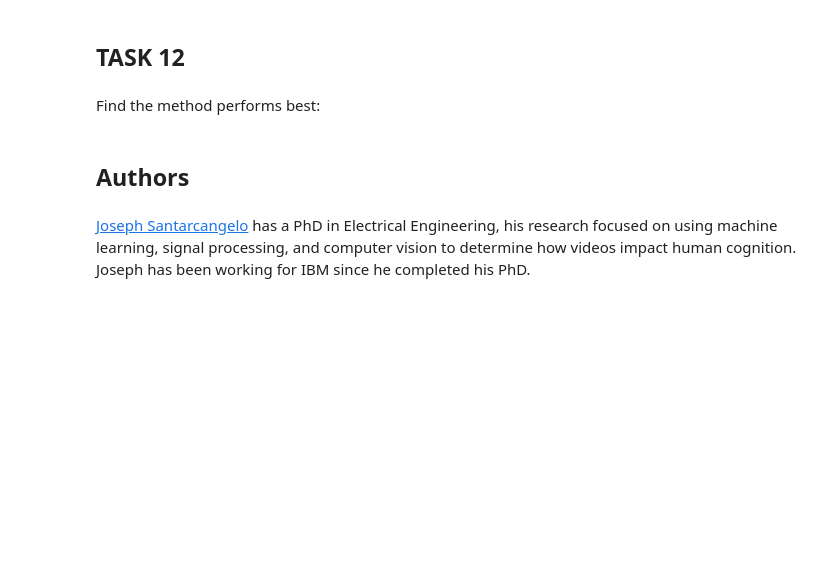
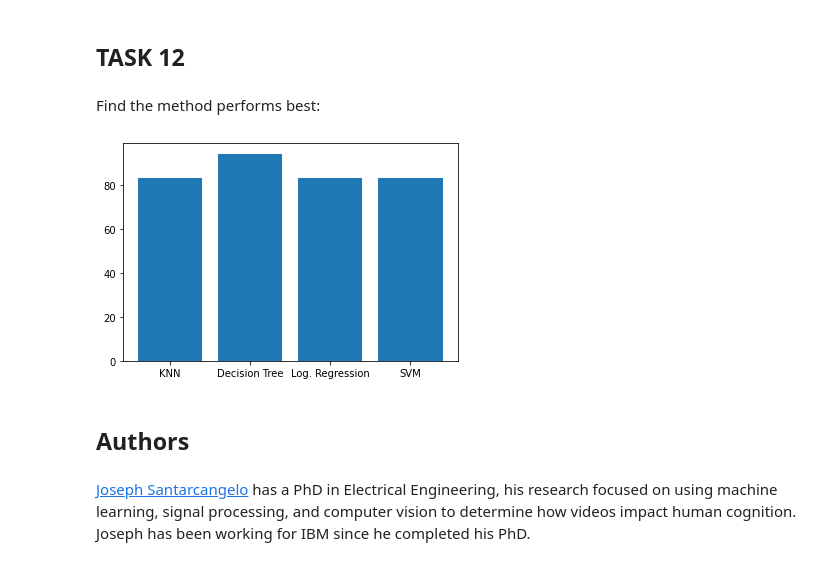
Before and after one commit to schahmatist2/IBM-Capstone-Project, a Jupyter notebook: SpaceX_Machine Learning Prediction_Part_5.ipynb, the cells around one changed output. Cells and saved outputs as stored; diff of their text form; code cells hidden in the pictures; blank space fills up the shorter version.

Commit message:
few fixes to pred. modeling

```diff
--- a/SpaceX_Machine Learning Prediction_Part_5.ipynb
+++ b/SpaceX_Machine Learning Prediction_Part_5.ipynb
@@ -358,3 +332,14 @@ Find the method performs best:
+# %%
+# it seems that Decision Tree works better than other models:
+# However if you split data differently results might differ. The results will be more stable with more data.
+
+%matplotlib inline
+models=['KNN','Decision Tree', 'Log. Regression', 'SVM']
+results=[83.33, 94.4, 83.3, 83.3]
+
+plt.bar( models, results);
+# %% [output]
+[figure, added]
 # %% [markdown]
 ## Authors
 # %% [markdown]
```
Also changed, not shown: parts of 17 cells of this notebook.
